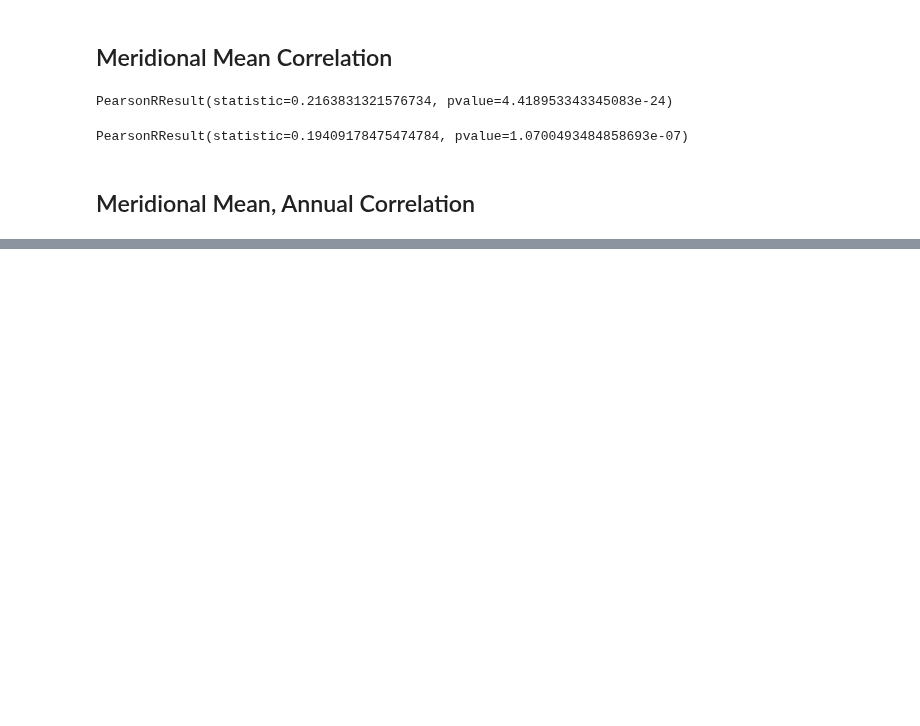
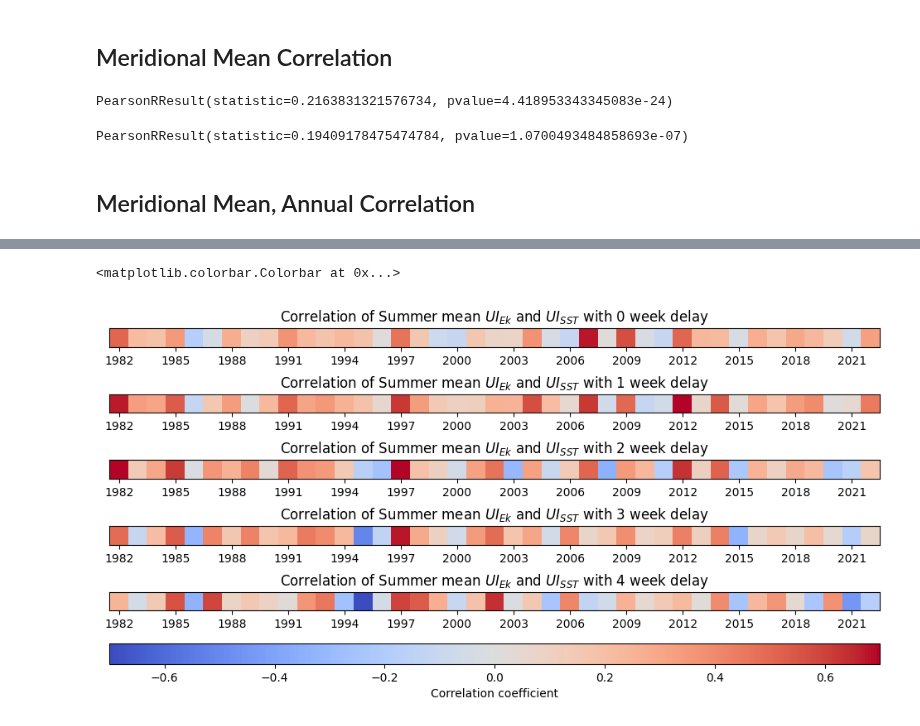
Before and after one commit to Marie-Louise-Korte/Iberian_Coast_Upwelling, a Jupyter notebook: Analyse_UIs_correlation.ipynb, the cells around one changed output, grey strips where cells are left out. Drawn from its saved outputs; the diff is of its cells as text; code cells hidden in the pictures; blank space fills up the shorter version.

```diff
--- a/Analyse_UIs_correlation.ipynb
+++ b/Analyse_UIs_correlation.ipynb
@@ -123,0 +182,38 @@ plt.plot(SST_summer_annual.UI_mean)
+# %%
+# correlation events in summer with 30 day delay (without 'rolling over years')
+corr_summer_week_delay = np.zeros([5,41])
+
+for delay in np.arange(0, 5):
+    i = 0
+    for year in np.unique(SST.time.dt.year.values):
+
+        SST_cor = SST.UI_mean.where((SST.week_of_year >= 22 + delay) & (SST.week_of_year <= 39 + delay), drop = True).where(SST.time['time.year'] == year, drop = True)
+        Ek_cor = Ek.UI_mean.where((SST.week_of_year >= 22) & (SST.week_of_year <= 39), drop = True).where(SST.time['time.year'] == year, drop = True)
+
+        # calculate correlation coefficients
+        cor = pearsonr(SST_cor, Ek_cor)
+        # only save correlation coefficient (instead of whole matrix)
+        corr_summer_week_delay[delay, i] = cor[0]
+
+        i = i + 1
+# %%
+fig, axs = plt.subplots(5, 1, figsize = (12, 5))
+
+for delay in np.arange(0, 5):
+    ax = axs[delay]
+
+    plot = ax.imshow(corr_summer_week_delay[delay:delay+1, :], cmap = 'coolwarm', vmin = -0.7, vmax = 0.7)
+    ax.set_yticks([])
+    ax.set_xticks(ticks = np.arange(0,42,3), labels = np.arange(1982, 2022, 3))
+    ax.set_title(r'Correlation of Summer mean $UI_{Ek}$ and $UI_{SST}$' f' with {delay} week delay')
+
+# add colorbar
+cbar_ax = fig.add_axes([0.125, 0.025, 0.775, 0.05])
+fig.colorbar(plot, cax=cbar_ax, label = 'Correlation coefficient', orientation = 'horizontal')
+
+#fig.savefig('../Iberian_Coast_Upwelling/Figures/UI_Summer_Ek_delays_Correlation_mean.png', dpi = 300, bbox_inches='tight')
+
+# delaying the SST by one week gives a better correlation with the most positive values compared to the others
+# %% [output]
+<matplotlib.colorbar.Colorbar at 0x...>
+[figure, added]
```
Also changed, not shown: parts of 18 cells of this notebook.
